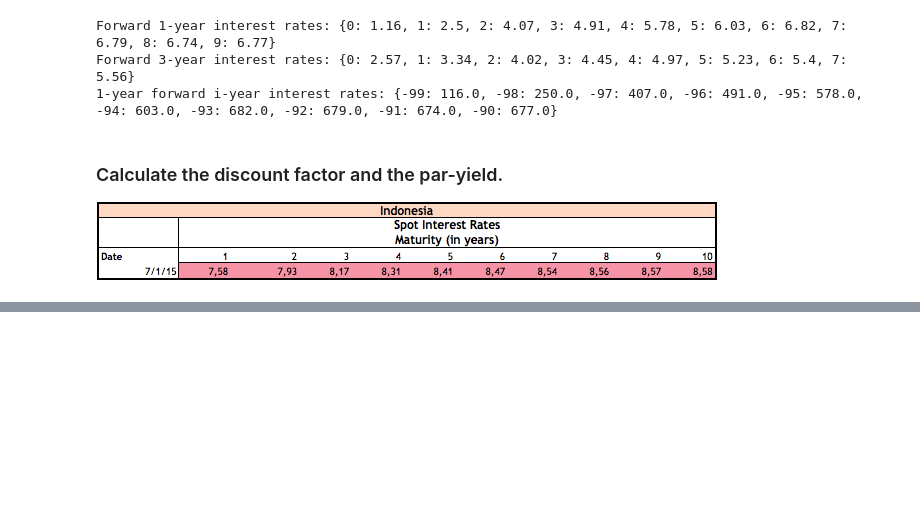
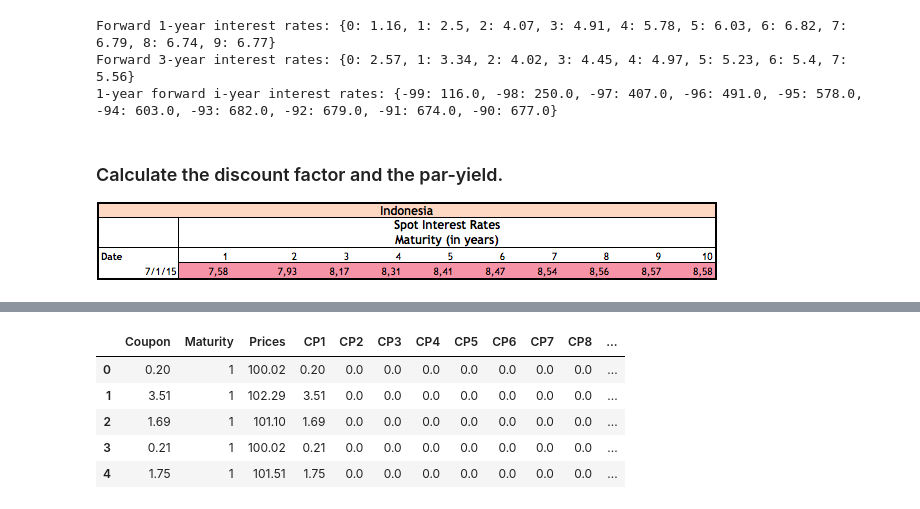
Before and after one commit to LopezMarioAlberto/FinancialMarketAnalysis, a Jupyter notebook: FMA04_TermStructureInterestRates.ipynb, the cells around one changed output, grey strips where cells are left out. Cells and saved outputs as stored; diff of their text form; code cells hidden in the pictures; blank space fills up the shorter version.

```diff
--- a/FMA04_TermStructureInterestRates.ipynb
+++ b/FMA04_TermStructureInterestRates.ipynb
@@ -201,0 +335,22 @@ Forward 3-year interest rates: {0: 2.57, 1: 3.34, 2: 4.02, 3: 4.45, 4: 4.97, 5:
+# %%
+columns = ['Maturity', 'YTM', 'Coupon', 'Price', 'DF', 'Spot IR']
+maturity = [1, 2, 3, 4, 5, 6, 7, 8, 9, 10]
+ytm = [6.7, 7.91, 8.17, 8.36, 8.51, 8.35, 8.56, 8.55, 8.48, 8.48]
+coupon = [10.75, 10.00, 5.25, 7.88, 12.80, 8.25, 10.25, 5.63, 8.38, 8.38]
+
+price = []
+discount_factor = []
+spor_ir = []
+data = []
+for i in range(len(maturity)):
+  p = pricecoupon_bond(coupon[i], ytm[i], maturity[i])  # pricecoupon_bond(coupon, ytm, maturity)
+  price.append(p)
+  d = df_zero(ytm[i], maturity[i])  # df_zero(y, m)
+  discount_factor.append(round(100*d, 2))
+  s = spot_zero(round(100*d, 2), maturity[i])  # spot_zero(d, m)
+  spor_ir.append(s)
+
+  data.append([maturity[i], ytm[i], coupon[i], p, round(100*d, 2), s])
+
+df = pd.DataFrame(data, columns=columns)
+df
@@ -201,0 +436,25 @@ Forward 3-year interest rates: {0: 2.57, 1: 3.34, 2: 4.02, 3: 4.45, 4: 4.97, 5:
+# %%
+# Iteration for coupon payment
+for j in range(10):
+  c = []
+  for i in data:
+    c.append(0) if i[1] < j + 1 else c.append(i[0])
+  df['CP' + str(j +1)] = c
+# Iteration for principle repayment
+for j in range(10):
+  c = []
+  for i in data:
+    c.append(100) if i[1] == j + 1 else c.append(0)
+  df['PR' + str(j + 1)] = c
+
+# Iteration for cashflows
+for j in range(10):
+  df['CF' + str(j + 1)] = df['CP'+ str(j + 1)] + df['PR'+ str(j + 1)]
+df.head()
+# %% [output]
+|  | Coupon | Maturity | Prices | CP1 | CP2 | CP3 | CP4 | CP5 | CP6 | CP7 | CP8 | ... |
+| 0 | 0.20 | 1 | 100.02 | 0.20 | 0.0 | 0.0 | 0.0 | 0.0 | 0.0 | 0.0 | 0.0 | ... |
+| 1 | 3.51 | 1 | 102.29 | 3.51 | 0.0 | 0.0 | 0.0 | 0.0 | 0.0 | 0.0 | 0.0 | ... |
+| 2 | 1.69 | 1 | 101.10 | 1.69 | 0.0 | 0.0 | 0.0 | 0.0 | 0.0 | 0.0 | 0.0 | ... |
+| 3 | 0.21 | 1 | 100.02 | 0.21 | 0.0 | 0.0 | 0.0 | 0.0 | 0.0 | 0.0 | 0.0 | ... |
+| 4 | 1.75 | 1 | 101.51 | 1.75 | 0.0 | 0.0 | 0.0 | 0.0 | 0.0 | 0.0 | 0.0 | ... |
```
Also changed, not shown: parts of 13 cells of this notebook.
